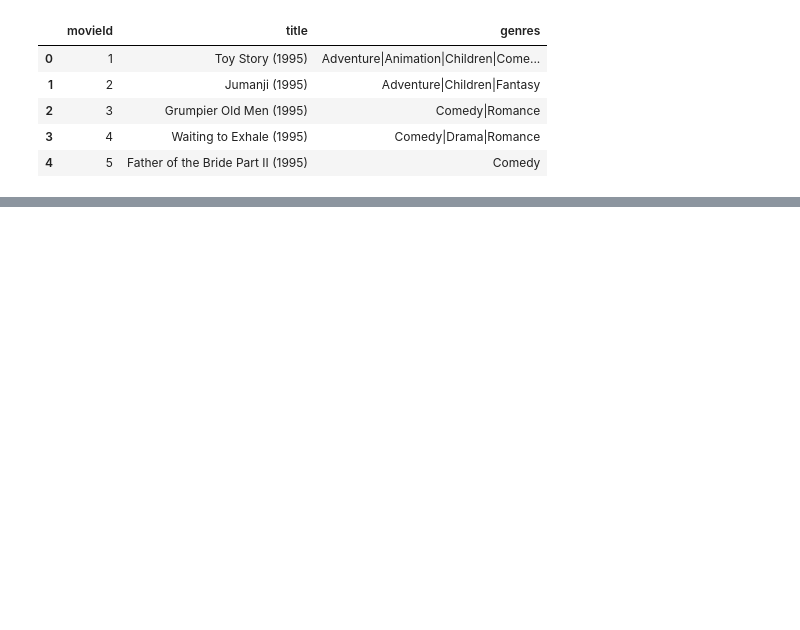
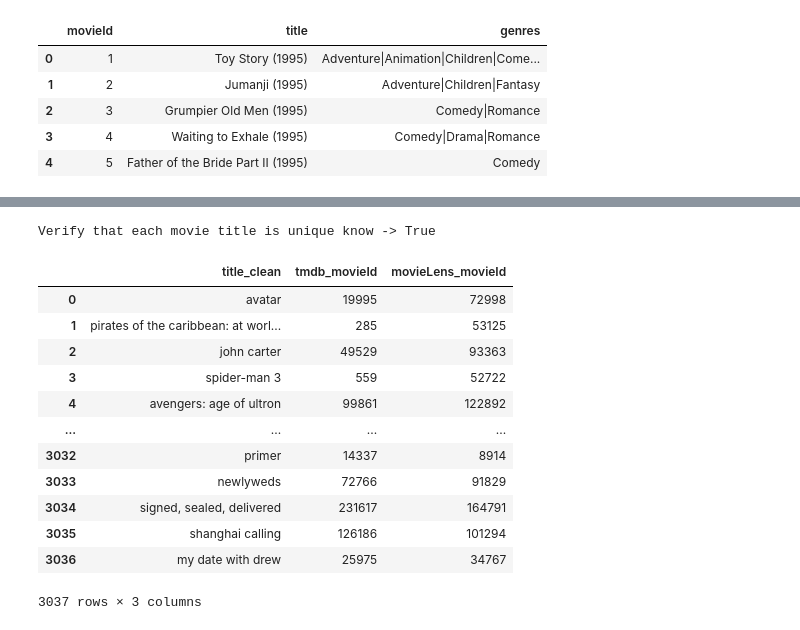
Before and after one commit to VighneshSankpal/movie-recommendation-system, a Jupyter notebook: notebook/mapping_dataset.ipynb, the cells around one changed output, grey strips where cells are left out. Drawn from its saved outputs; the diff is of its cells as text; code cells hidden in the pictures; blank space fills up the shorter version.

```diff
--- a/notebook/mapping_dataset.ipynb
+++ b/notebook/mapping_dataset.ipynb
@@ -32,0 +28,17 @@ movielens['title_clean'] =  movielens['title'].apply(lambda x : re.split(pattern
+# %%
+# Duplicate movie problem in MovieLens dataset.
+# problem 1: some movies are containes duplicates record with slidly different genres pattern
+# problem 2:  some containes same movies title but different released year. ex sohara (1992), sohara (2001)
+
+# Solution : we does not know that which of this movies belong to TBMDB dataset movies,
+#            so the best approch is that to removes such suspicious movies in dataset.
+
+# Identify duplicate movie title
+duplicate_movies_title =  movielens[movielens.duplicated(subset=['title_clean'])]
+duplicate_movies_title = duplicate_movies_title['title_clean'].unique().tolist()
+# %%
+# deselect those movies
+movielens = movielens[~ movielens['title_clean'].isin(duplicate_movies_title)]
+
+
+print(f'Verify that each movie title is unique know -> {movielens['title_clean'].is_unique}')
@@ -52 +68,34 @@ tmdb[['title_clean','movie_id']].merge(movielens,on='title_clean',how='inner').r
+# %%
+# only 3 records are duplicate
+# it safe to delete duplicate records
+
+duplicate_movies_title =  tmdb[tmdb.duplicated(subset=['title_clean'])]
+duplicate_movies_title = duplicate_movies_title['title_clean'].unique().tolist()
+# %%
+# deselect those movies
+tmdb = tmdb[~ tmdb['title_clean'].isin(duplicate_movies_title)]
+
+
+print(f'Verify that each movie title is unique know -> {tmdb['title_clean'].is_unique}')
+# %% [output]
+Verify that each movie title is unique know -> True
+# %%
+(tmdb[['title_clean','movie_id']]
+    .merge(movielens[['movieId','title_clean']],on='title_clean',how='inner')
+    .rename(columns = {'movie_id':'tmdb_movieId','movieId':'movieLens_movieId'})
+)
+# %% [output]
+|  | title_clean | tmdb_movieId | movieLens_movieId |
+| 0 | avatar | 19995 | 72998 |
+| 1 | pirates of the caribbean: at worl... | 285 | 53125 |
+| 2 | john carter | 49529 | 93363 |
+| 3 | spider-man 3 | 559 | 52722 |
+| 4 | avengers: age of ultron | 99861 | 122892 |
+| ... | ... | ... | ... |
+| 3032 | primer | 14337 | 8914 |
+| 3033 | newlyweds | 72766 | 91829 |
+| 3034 | signed, sealed, delivered | 231617 | 164791 |
+| 3035 | shanghai calling | 126186 | 101294 |
+| 3036 | my date with drew | 25975 | 34767 |
+3037 rows × 3 columns
 # %%
```
Also changed, not shown: parts of 17 cells of this notebook, 2 other files.
